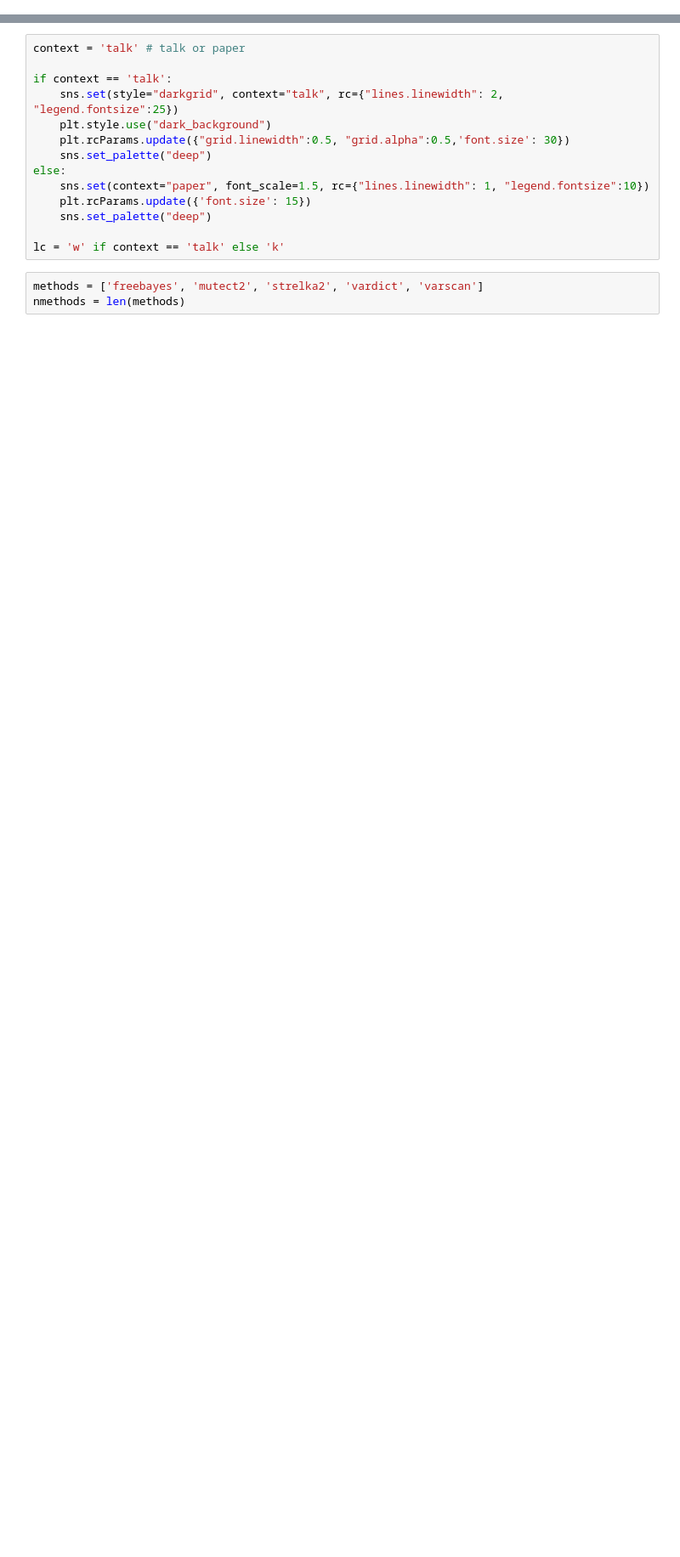
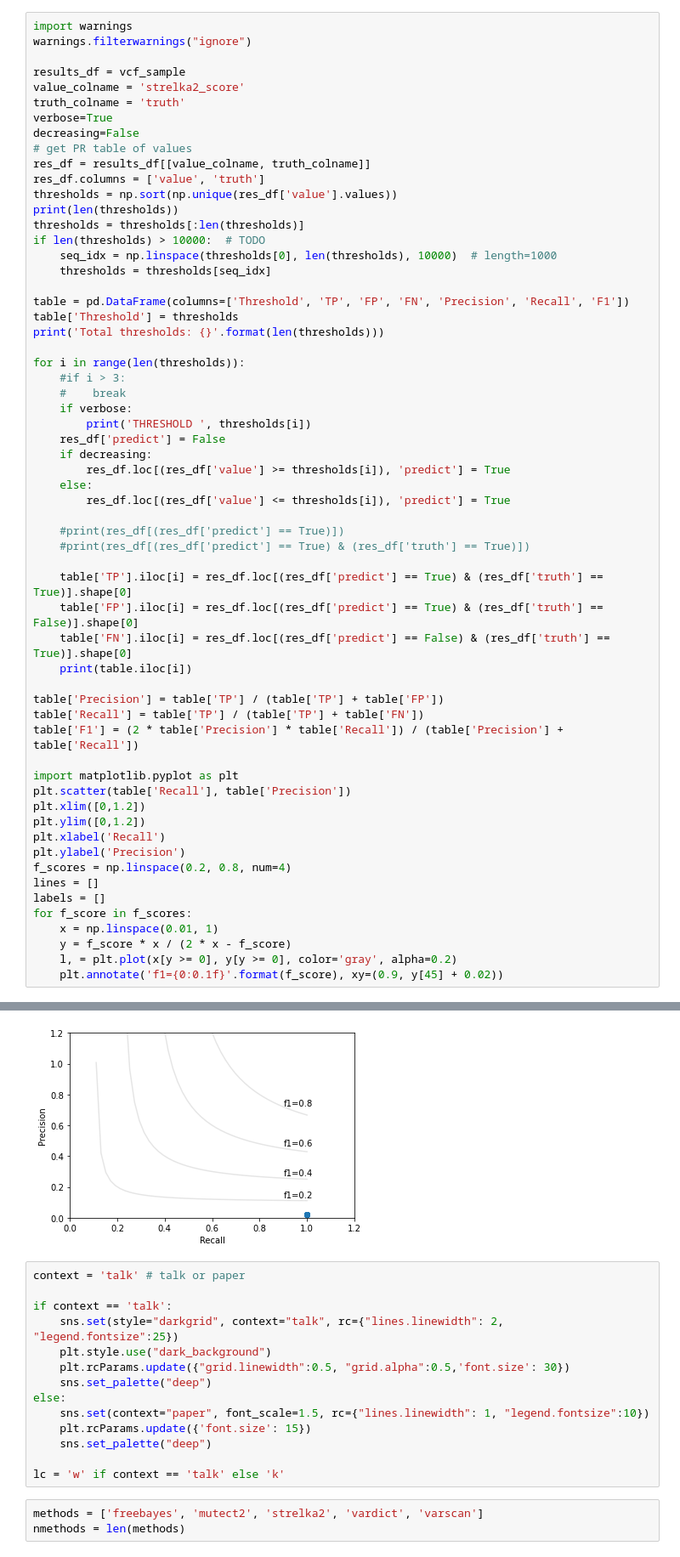
Before and after one commit to hanaecarrie/cfdna_snv_benchmark, a Jupyter notebook: notebooks/dilution_effect_samecoverage_consensus_new.ipynb, the cells around one changed output, grey strips where cells are left out. Shown at 85% size. Saved outputs shown, nothing was run; the diff lists cells and outputs as text; blank space fills up the shorter version.

Commit message:
[update]: viz and curves

```diff
--- a/notebooks/dilution_effect_samecoverage_consensus_new.ipynb
+++ b/notebooks/dilution_effect_samecoverage_consensus_new.ipynb
@@ -21,0 +110,61 @@ from viz import *
+# %%
+import warnings
+warnings.filterwarnings("ignore")
+
+results_df = vcf_sample
+value_colname = 'strelka2_score'
+truth_colname = 'truth'
+verbose=True
+decreasing=False
+# get PR table of values
+res_df = results_df[[value_colname, truth_colname]]
+res_df.columns = ['value', 'truth']
+thresholds = np.sort(np.unique(res_df['value'].values))
+print(len(thresholds))
+thresholds = thresholds[:len(thresholds)]
+if len(thresholds) > 10000:  # TODO
+    seq_idx = np.linspace(thresholds[0], len(thresholds), 10000)  # length=1000
+    thresholds = thresholds[seq_idx]
+
+table = pd.DataFrame(columns=['Threshold', 'TP', 'FP', 'FN', 'Precision', 'Recall', 'F1'])
+table['Threshold'] = thresholds
+print('Total thresholds: {}'.format(len(thresholds)))
+
+for i in range(len(thresholds)):
+    #if i > 3:
+    #    break
+    if verbose:
+        print('THRESHOLD ', thresholds[i])
+    res_df['predict'] = False
+    if decreasing:
+        res_df.loc[(res_df['value'] >= thresholds[i]), 'predict'] = True
+    else:
+        res_df.loc[(res_df['value'] <= thresholds[i]), 'predict'] = True
+
+    #print(res_df[(res_df['predict'] == True)])
+    #print(res_df[(res_df['predict'] == True) & (res_df['truth'] == True)])
+
+    table['TP'].iloc[i] = res_df.loc[(res_df['predict'] == True) & (res_df['truth'] == True)].shape[0]
+    table['FP'].iloc[i] = res_df.loc[(res_df['predict'] == True) & (res_df['truth'] == False)].shape[0]
+    table['FN'].iloc[i] = res_df.loc[(res_df['predict'] == False) & (res_df['truth'] == True)].shape[0]
+    print(table.iloc[i])
+
+table['Precision'] = table['TP'] / (table['TP'] + table['FP'])
+table['Recall'] = table['TP'] / (table['TP'] + table['FN'])
+table['F1'] = (2 * table['Precision'] * table['Recall']) / (table['Precision'] + table['Recall'])
+
+import matplotlib.pyplot as plt
+plt.scatter(table['Recall'], table['Precision'])
+plt.xlim([0,1.2])
+plt.ylim([0,1.2])
+plt.xlabel('Recall')
+plt.ylabel('Precision')
+f_scores = np.linspace(0.2, 0.8, num=4)
+lines = []
+labels = []
+for f_score in f_scores:
+    x = np.linspace(0.01, 1)
+    y = f_score * x / (2 * x - f_score)
+    l, = plt.plot(x[y >= 0], y[y >= 0], color='gray', alpha=0.2)
+    plt.annotate('f1={0:0.1f}'.format(f_score), xy=(0.9, y[45] + 0.02))
+# %% [output]
@@ -22,3 +188,4 @@ from viz import *
+[figure, added]
 # %%
 context = 'talk' # talk or paper
 
```
Also changed, not shown: parts of 5 cells of this notebook, 2 other files.
